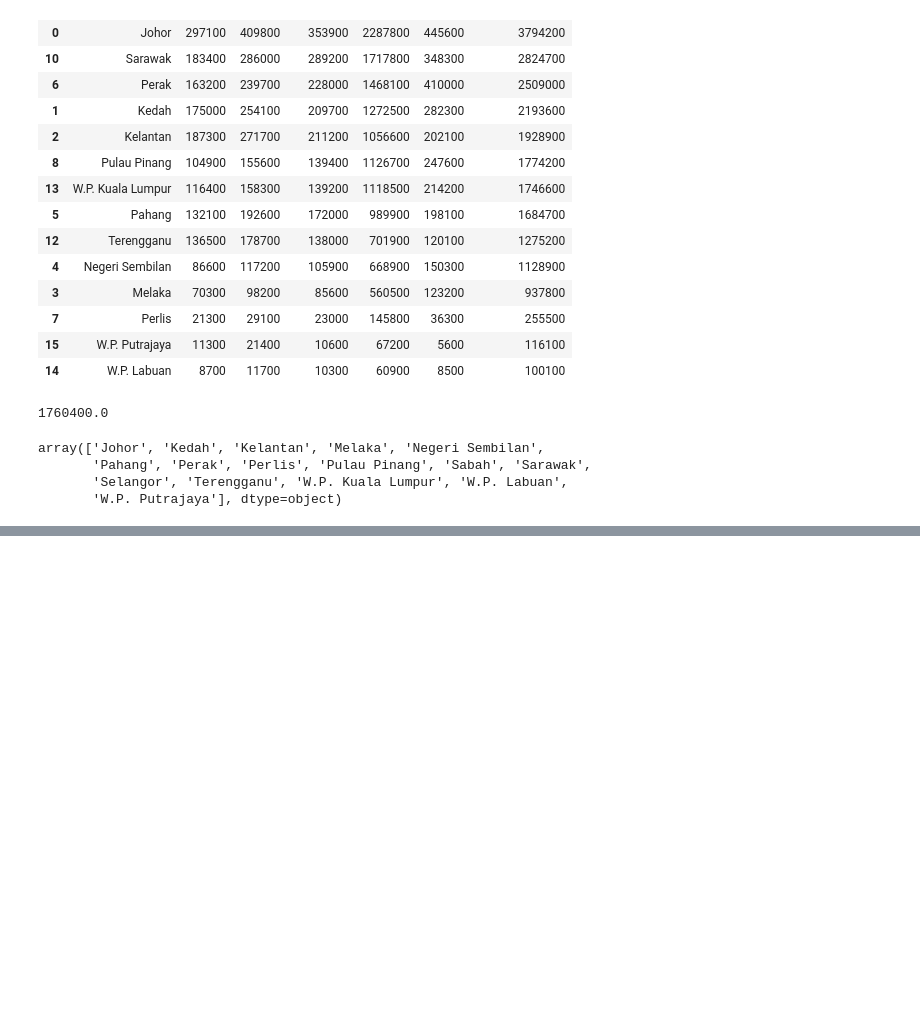
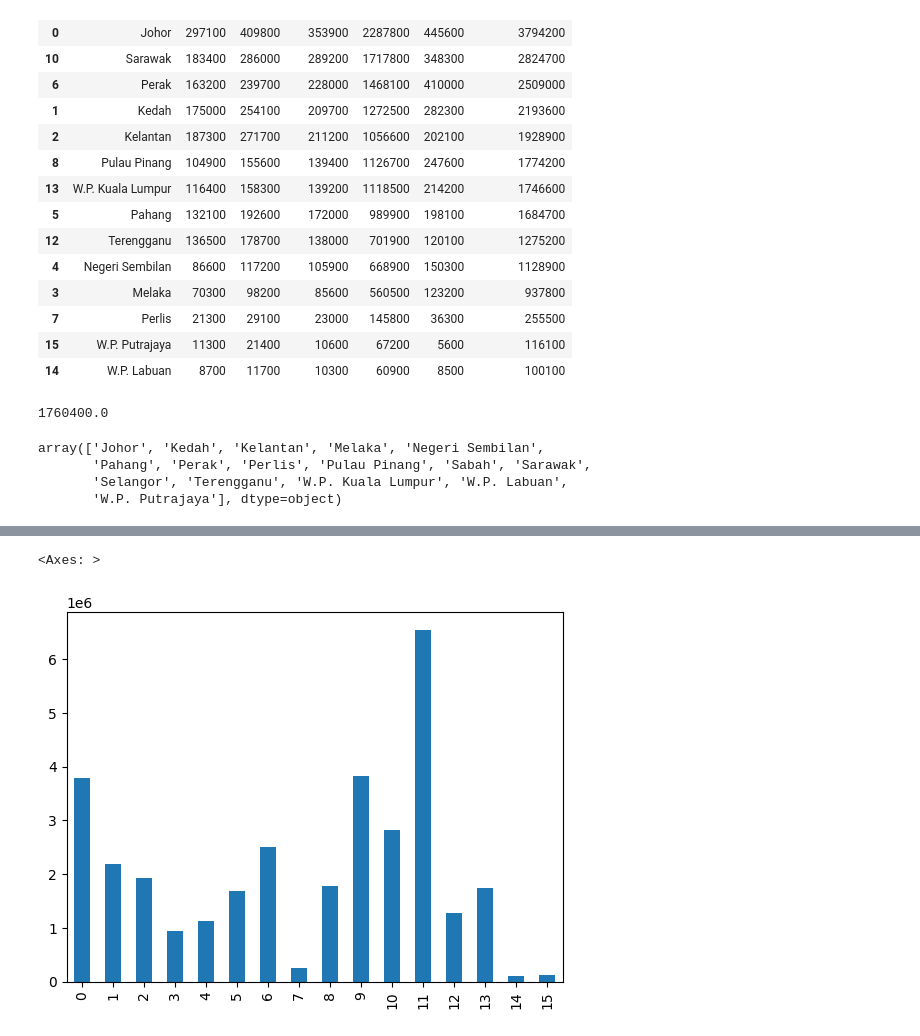
Before and after one commit to itshanafi/Basic-Data-Science, a Jupyter notebook: Data Science Project/Malaysian Population.ipynb, the cells around one changed output, grey strips where cells are left out. Saved outputs shown, nothing was run; the diff lists cells and outputs as text; code cells hidden in the pictures; blank space fills up the shorter version.

```diff
--- a/Data Science Project/Malaysian Population.ipynb
+++ b/Data Science Project/Malaysian Population.ipynb
@@ -470,0 +518,5 @@ array(['Johor', 'Kedah', 'Kelantan', 'Melaka', 'Negeri Sembilan',
+# %%
+population['total_population'].plot(kind= 'bar')
+# %% [output]
+<Axes: >
+[figure, added]
```
Also changed, not shown: parts of 4 cells of this notebook.
